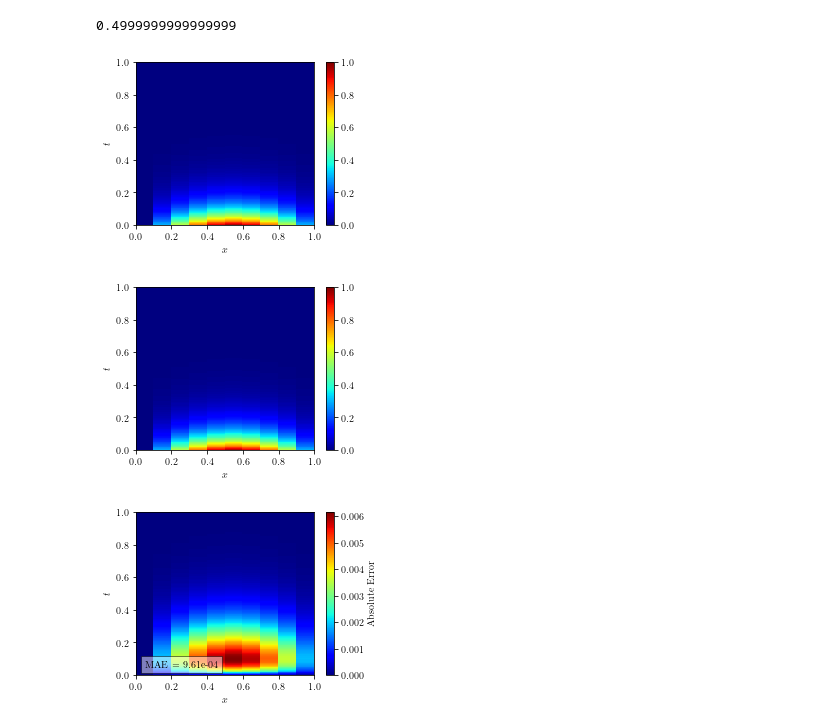
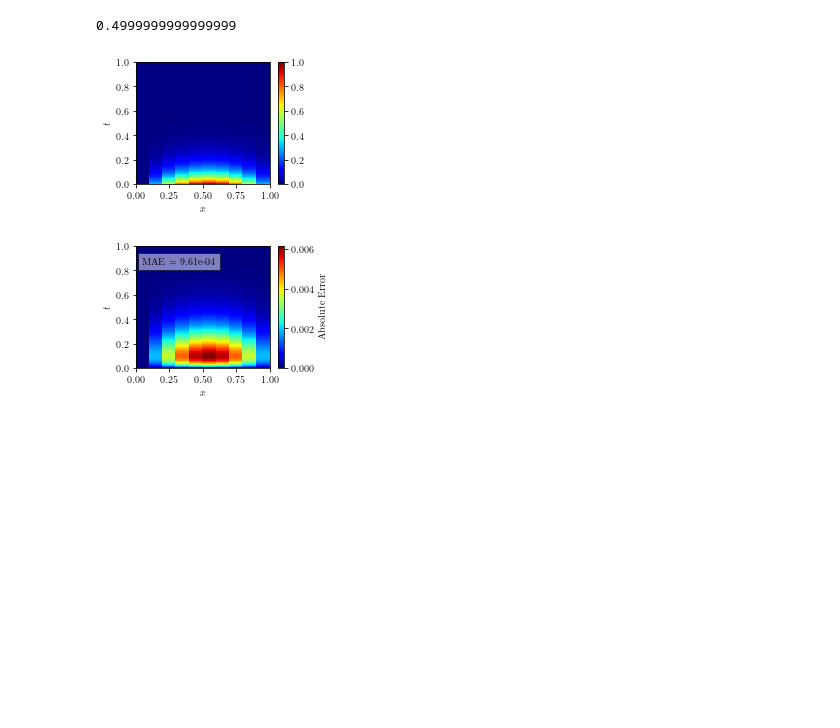
Before and after one commit to nicholaskarlsen/FYS-STK4155, a Jupyter notebook: project_3/notebooks/Explicit_heat_eq.ipynb, the cells around one changed output. Saved outputs shown, nothing was run; the diff lists cells and outputs as text; code cells hidden in the pictures; blank space fills up the shorter version.

```diff
--- a/project_3/notebooks/Explicit_heat_eq.ipynb
+++ b/project_3/notebooks/Explicit_heat_eq.ipynb
@@ -14,7 +14,7 @@ plt.rcParams.update(
 sys.path.insert(0, "../src")
 from utils import heat_eq_analytic
 
-FIGSIZE=(4,3)
+FIGSIZE=np.array([4,3]) * 0.75
 # %%
 # Explicit scheme for solving the heat equation, given our B.C.s and I.V.s
 
@@ -44,48 +44,39 @@ for i in range(len(t)-1):
     # Wonder if this sparseness hack is faster:
     # up, center, down = solution[i,:-2], solution[i,1:-1], solution[i,2:]
     # solution[i+1,1:1] = delta*up + (1-2*delta)*center + delta*down
 
 
 X, T = np.meshgrid(x, t)
 Z = solution
 
-fig, ax = plt.subplots(figsize=(4, 3))
+fig, ax = plt.subplots(figsize=FIGSIZE)
 cf = ax.pcolormesh(X, T, Z, cmap=plt.get_cmap("jet"), rasterized=True)
 fig.colorbar(cf, ax=ax)
 ax.set_xlabel("$x$")
 ax.set_ylabel("$t$")
-
+plt.savefig("../figs/heat_eq_euler_10.pdf")
 plt.show()
 
-# Plot analytic solution on the same grid
+
 Z_analytic = heat_eq_analytic(X, T)
-fig, ax = plt.subplots(figsize=(4, 3))
-cf = ax.pcolormesh(X, T, Z_analytic, cmap=plt.get_cmap("jet"), rasterized=True)
-fig.colorbar(cf, ax=ax)
-ax.set_xlabel("$x$")
-ax.set_ylabel("$t$")
-
-plt.show()
-
 relative_error = np.abs(Z_analytic - Z)
 MAE = np.mean(relative_error.flatten())
 
 fig, ax = plt.subplots(figsize=FIGSIZE)
 #cf = ax.pcolormesh(x, t, g, cmap=plt.get_cmap("inferno"))
 #cf = ax.pcolormesh(x, t, relative_error, cmap=plt.get_cmap("inferno"),label="MSE")
 cf = ax.pcolormesh(X, T, relative_error, cmap=plt.get_cmap("jet"),label="MSE", rasterized=True)
 cmap = fig.colorbar(cf, ax=ax)
 cmap.set_label("Absolute Error")
-t = ax.annotate("MAE = %.2e" % MAE, xy=(0.05 * np.amax(x), 0.05 * np.amax(t)))
+t = ax.annotate("MAE = %.2e" % MAE, xy=(0.05 * np.amax(x), 0.85 * np.amax(t)))
 t.set_bbox(dict(facecolor='white', alpha=0.5))
 ax.set_xlabel("$x$")
 ax.set_ylabel("$t$")
 plt.savefig("../figs/heat_eq_euler_err_10.pdf")
 # %% [output]
 0.4999999999999999
-[figure, old version]
+[figure, new version]
-[figure, old version]
+[figure, new version]
-[figure, removed]
 # %%
 # Explicit scheme for solving the heat equation, given our B.C.s and I.V.s
 
```
Also changed, not shown: parts of 1 cell of this notebook, 23 other files.
